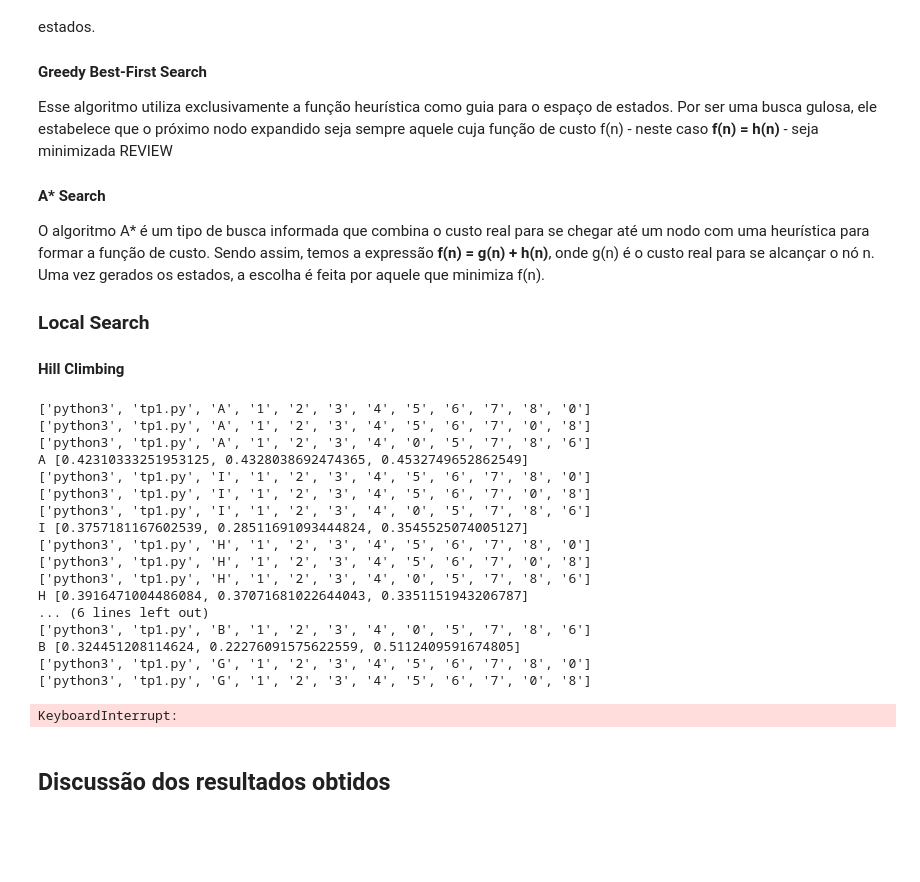
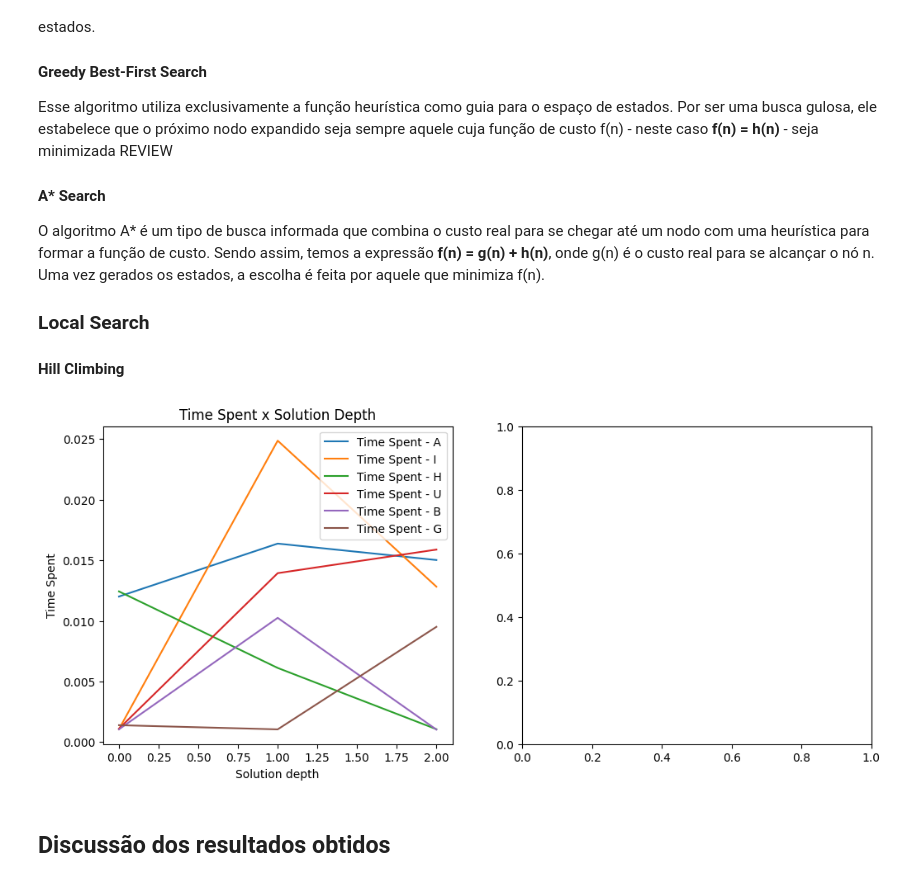
Before and after one commit to paduathiago/AI-8_ways_to_solve_8-puzzle, a Jupyter notebook: documentacao.ipynb, the cells around one changed output. Cells and saved outputs as stored; diff of their text form; code cells hidden in the pictures; blank space fills up the shorter version.

Commit message:
plotted time necessary for each alg

```diff
--- a/documentacao.ipynb
+++ b/documentacao.ipynb
@@ -76,39 +76,25 @@ args = ['python3', 'tp1.py']
 # %%
-algorithms = ['A', 'I', 'H', 'U', 'B', 'G']
+fig, axs = plt.subplots(1, 2, figsize=(12, 5))
 
 with open("input.txt", "r") as input_file:
     lines = [line.strip() for line in input_file.readlines()]
     for alg in algorithms:
         time_spent = []
         for entry in lines:
             start_time = time.time()
-            print(args + [alg] + entry.split(sep = ' '))
             process = subprocess.Popen(args + [alg] + entry.split(sep = ' '), stdout=subprocess.PIPE, text=True)
+            finish_time = time.time()
             output, _ = process.communicate()
-            finish_time = time.time()
             time_spent.append(finish_time - start_time)
 
-        print(alg, time_spent)
-        # plt.plot(range(0, 3), time_spent, label=f"Time Spent - {alg}")
+        axs[0].plot(range(0, 3), time_spent, label=f"Time Spent - {alg}")
+        axs[0].set(xlabel='Solution depth', ylabel='Time Spent', title='Time Spent x Solution Depth')
+        axs[0].legend()
+
+    plt.show()
+
         # plot number of expanded nodes
 # %% [output]
-['python3', 'tp1.py', 'A', '1', '2', '3', '4', '5', '6', '7', '8', '0']
-['python3', 'tp1.py', 'A', '1', '2', '3', '4', '5', '6', '7', '0', '8']
-['python3', 'tp1.py', 'A', '1', '2', '3', '4', '0', '5', '7', '8', '6']
-A [0.42310333251953125, 0.4328038692474365, 0.4532749652862549]
-['python3', 'tp1.py', 'I', '1', '2', '3', '4', '5', '6', '7', '8', '0']
-['python3', 'tp1.py', 'I', '1', '2', '3', '4', '5', '6', '7', '0', '8']
-['python3', 'tp1.py', 'I', '1', '2', '3', '4', '0', '5', '7', '8', '6']
-I [0.3757181167602539, 0.28511691093444824, 0.3545525074005127]
-['python3', 'tp1.py', 'H', '1', '2', '3', '4', '5', '6', '7', '8', '0']
-['python3', 'tp1.py', 'H', '1', '2', '3', '4', '5', '6', '7', '0', '8']
-['python3', 'tp1.py', 'H', '1', '2', '3', '4', '0', '5', '7', '8', '6']
-H [0.3916471004486084, 0.37071681022644043, 0.3351151943206787]
-... (6 lines left out)
-['python3', 'tp1.py', 'B', '1', '2', '3', '4', '0', '5', '7', '8', '6']
-B [0.324451208114624, 0.22276091575622559, 0.5112409591674805]
-['python3', 'tp1.py', 'G', '1', '2', '3', '4', '5', '6', '7', '8', '0']
-['python3', 'tp1.py', 'G', '1', '2', '3', '4', '5', '6', '7', '0', '8']
-KeyboardInterrupt:
+[figure, added]
 # %% [markdown]
 ## Discussão dos resultados obtidos
```
Also changed, not shown: parts of 2 cells of this notebook.
